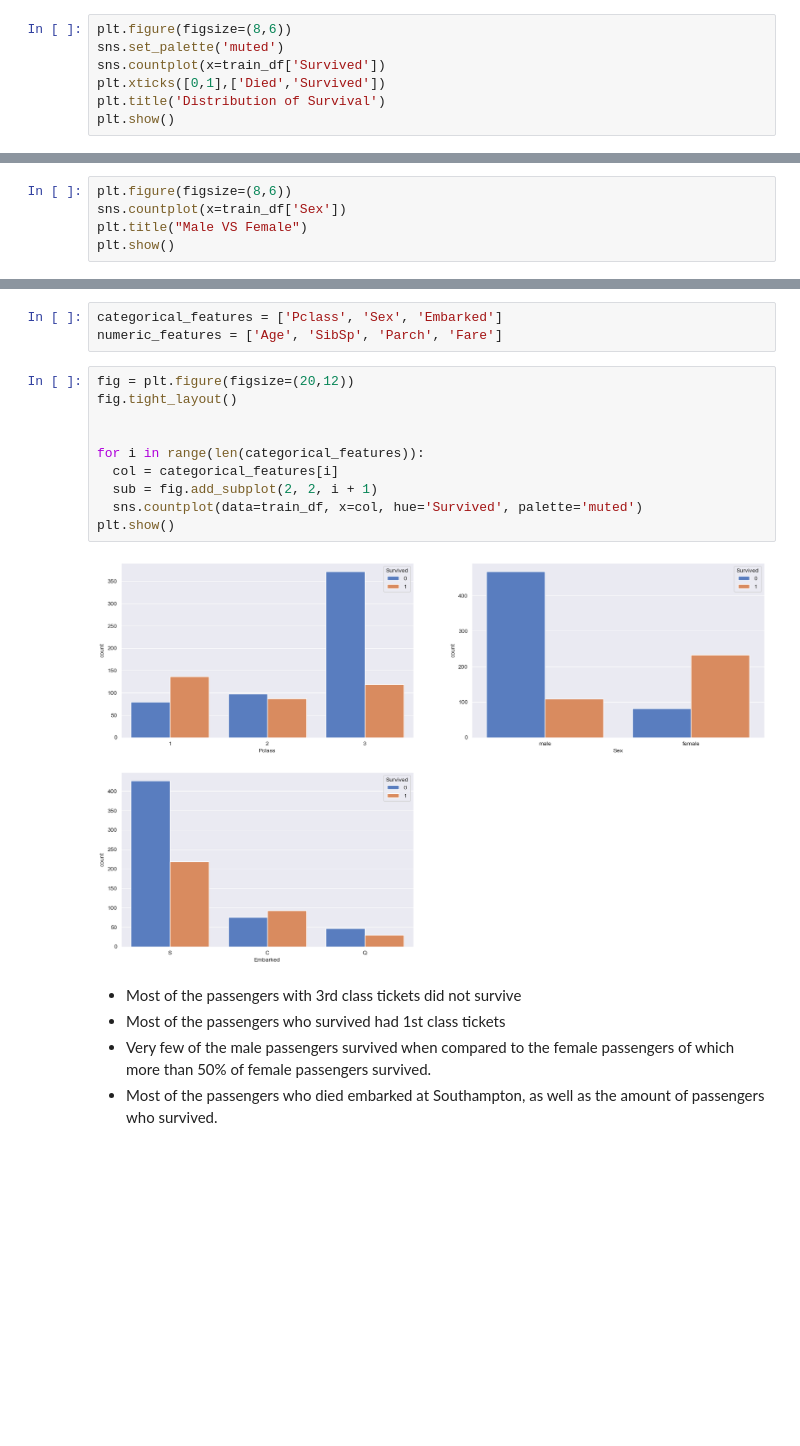
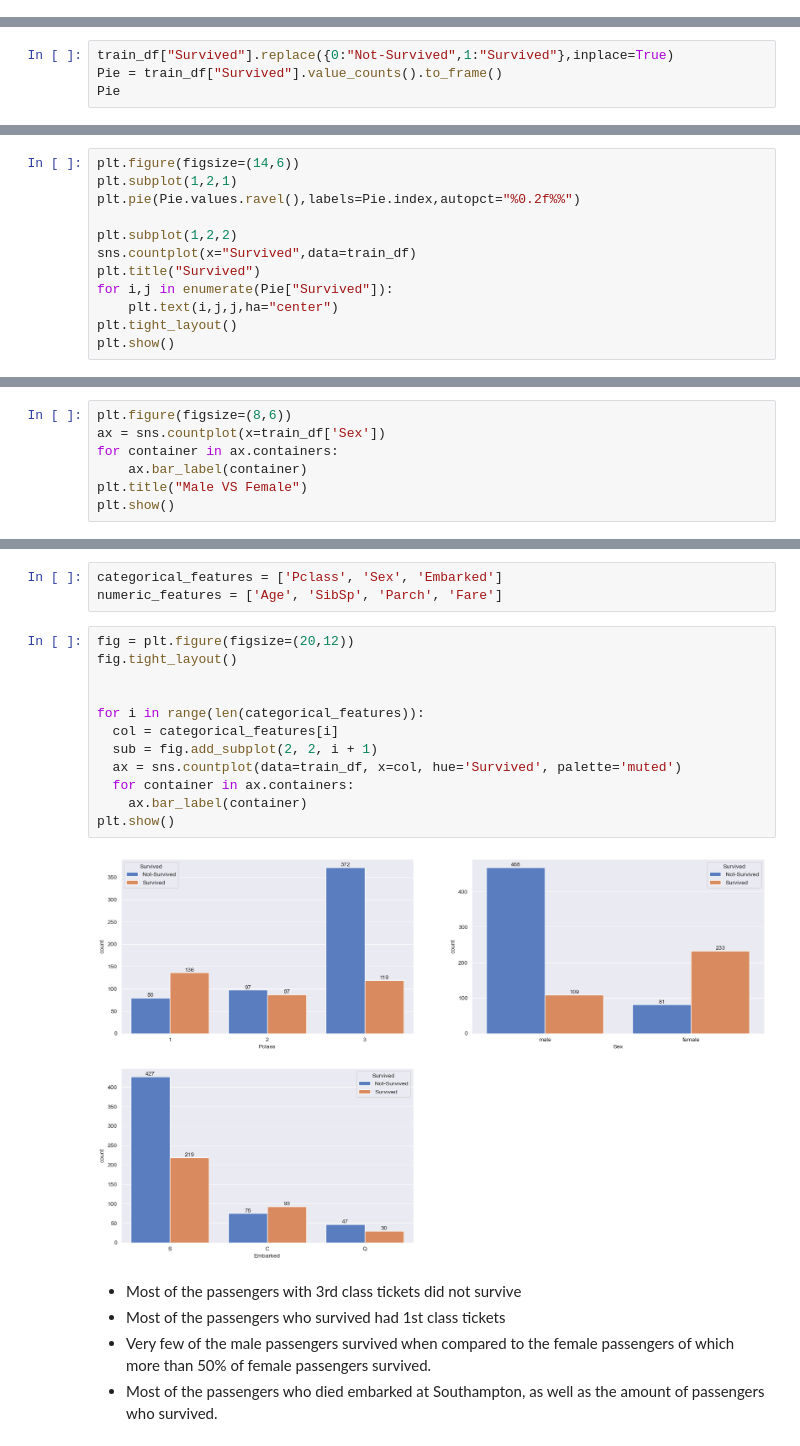
Before and after one commit to adeke910/TITANIC, a Jupyter notebook: titanic.ipynb, the cells around one changed output, grey strips where cells are left out. Saved outputs shown, nothing was run; the diff lists cells and outputs as text; blank space fills up the shorter version.

```diff
--- a/titanic.ipynb
+++ b/titanic.ipynb
@@ -150,10 +150,3 @@ Embarked       0
 dtype: int64
 # %% [markdown]
 #### Data Exploration
-# %%
-plt.figure(figsize=(8,6))
-sns.set_palette('muted')
-sns.countplot(x=train_df['Survived'])
-plt.xticks([0,1],['Died','Survived'])
-plt.title('Distribution of Survival')
-plt.show()
@@ -161,0 +153,4 @@ plt.show()
+# %%
+train_df["Survived"].replace({0:"Not-Survived",1:"Survived"},inplace=True)
+Pie = train_df["Survived"].value_counts().to_frame()
+Pie
@@ -161,0 +161,12 @@ plt.show()
+# %%
+plt.figure(figsize=(14,6))
+plt.subplot(1,2,1)
+plt.pie(Pie.values.ravel(),labels=Pie.index,autopct="%0.2f%%")
+
+plt.subplot(1,2,2)
+sns.countplot(x="Survived",data=train_df)
+plt.title("Survived")
+for i,j in enumerate(Pie["Survived"]):
+    plt.text(i,j,j,ha="center")
+plt.tight_layout()
+plt.show()
@@ -163,7 +176,9 @@ plt.show()
 - Passengers who died are almost twice passengers who survived.
 # %%
 plt.figure(figsize=(8,6))
-sns.countplot(x=train_df['Sex'])
+ax = sns.countplot(x=train_df['Sex'])
+for container in ax.containers:
+    ax.bar_label(container)
 plt.title("Male VS Female")
 plt.show()
 # %% [output]
@@ -178,15 +208,17 @@ numeric_features = ['Age', 'SibSp', 'Parch', 'Fare']
 # %%
 fig = plt.figure(figsize=(20,12))
 fig.tight_layout()
 
 
 for i in range(len(categorical_features)):
   col = categorical_features[i]
   sub = fig.add_subplot(2, 2, i + 1)
-  sns.countplot(data=train_df, x=col, hue='Survived', palette='muted')
+  ax = sns.countplot(data=train_df, x=col, hue='Survived', palette='muted')
+  for container in ax.containers:
+    ax.bar_label(container)
 plt.show()
 # %% [output]
-[figure, old version]
+[figure, new version]
 # %% [markdown]
 - Most of the passengers with 3rd class tickets did not survive
 - Most of the passengers who survived had 1st class tickets
```
Also changed, not shown: parts of 9 cells of this notebook.
